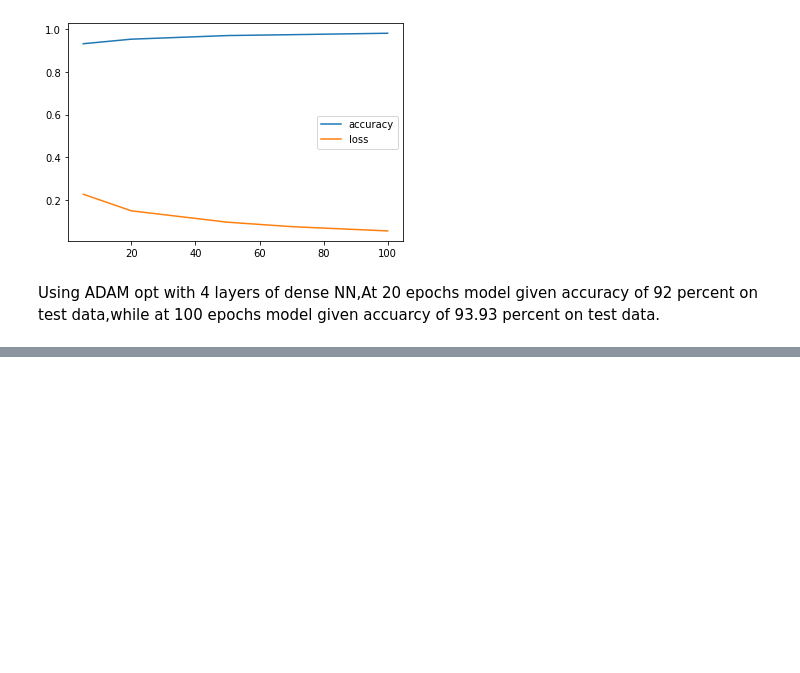
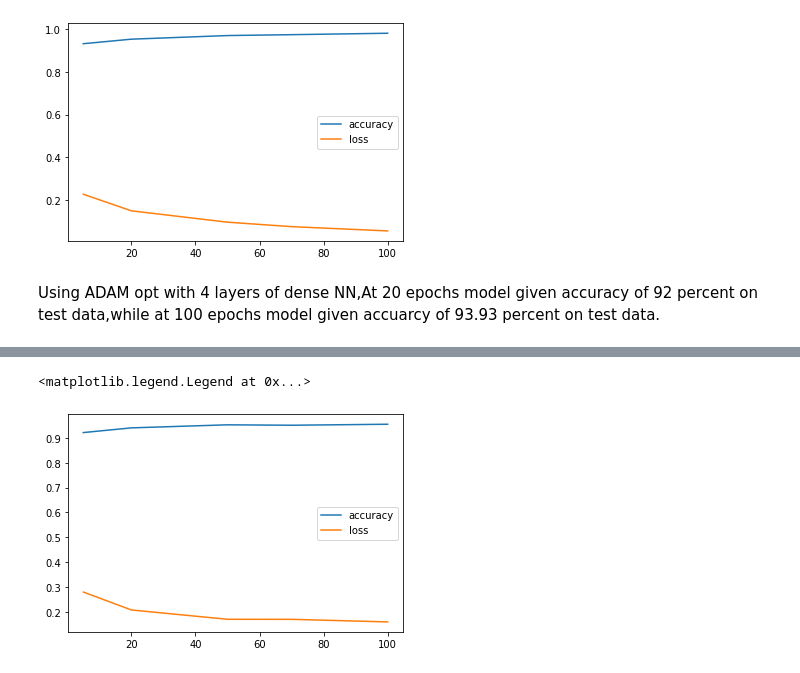
Before and after one commit to Yagna27/RESEARCH-DATASCIENCE, a Jupyter notebook: plottings_epochs_loss_accuracy.ipynb, the cells around one changed output, grey strips where cells are left out. Saved outputs shown, nothing was run; the diff lists cells and outputs as text; code cells hidden in the pictures; blank space fills up the shorter version.

```diff
--- a/plottings_epochs_loss_accuracy.ipynb
+++ b/plottings_epochs_loss_accuracy.ipynb
@@ -61,0 +98,11 @@ ADAM.legend()
+# %%
+fig,RMSPROP=plt.subplots()
+epochs=[5,20,50,70,100]
+accuracy=[0.9212 ,0.9401,0.9524,0.9507,0.9547]
+loss=[ 0.2797, 0.2076, 0.1701,0.1699,0.1595]
+RMSPROP.plot(epochs,accuracy,label="accuracy")
+RMSPROP.plot(epochs,loss,label="loss")
+RMSPROP.legend()
+# %% [output]
+<matplotlib.legend.Legend at 0x...>
+[figure, added]
```
Also changed, not shown: parts of 34 cells of this notebook, 4 other files.
